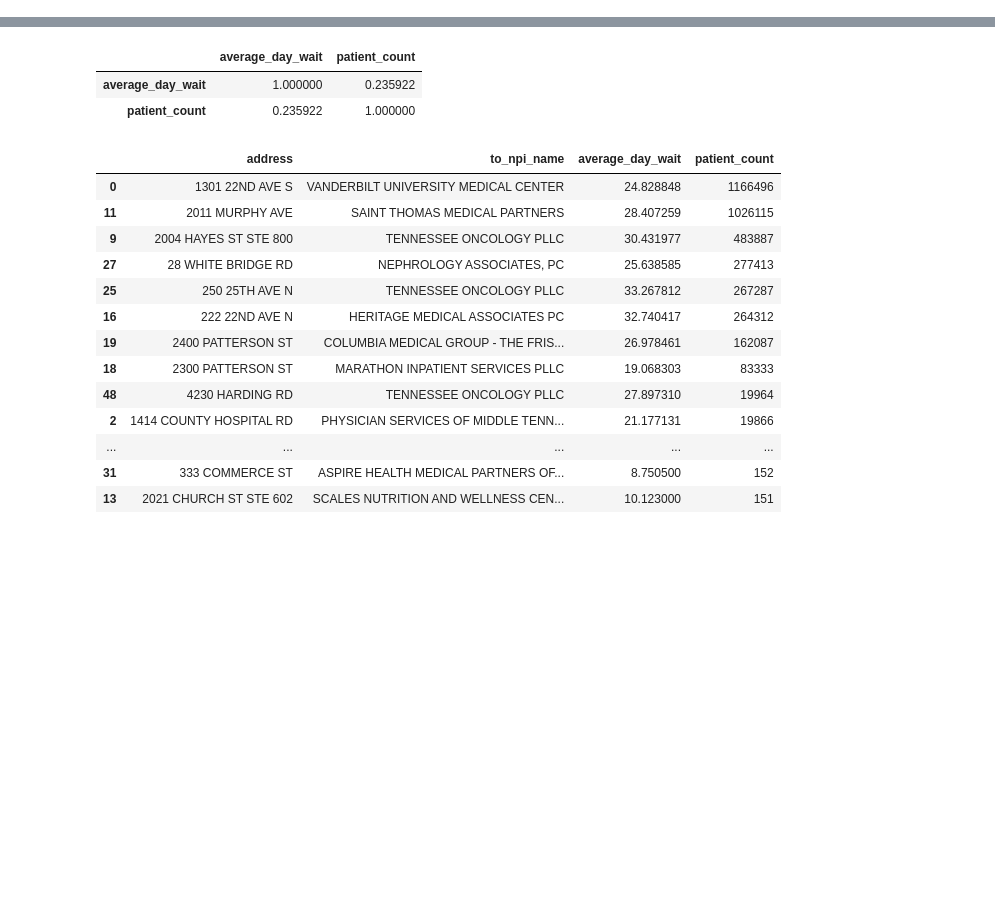
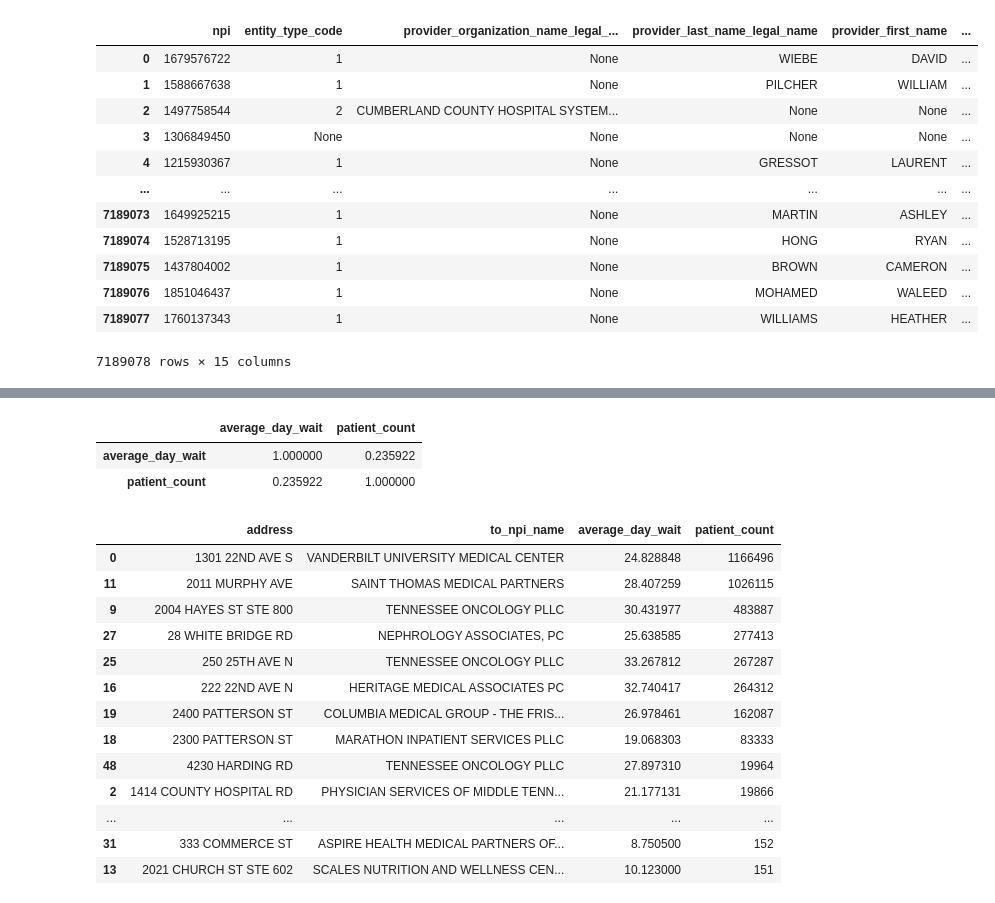
Before and after one commit to nss-data-science-cohort-5/hop_team-corndogs, a Jupyter notebook: Data Exploration.ipynb, the cells around one changed output, grey strips where cells are left out. Saved outputs shown, nothing was run; the diff lists cells and outputs as text; code cells hidden in the pictures; blank space fills up the shorter version.

```diff
--- a/Data Exploration.ipynb
+++ b/Data Exploration.ipynb
@@ -22,6 +23,22 @@ query = "SELECT * FROM npi"
 npi_sqlite = pd.read_sql(query, db)
 
 db.close()
+# %%
+npi_sqlite
+# %% [output]
+|  | npi | entity_type_code | provider_organization_name_legal_... | provider_last_name_legal_name | provider_first_name | ... |
+| 0 | 1679576722 | 1 | None | WIEBE | DAVID | ... |
+| 1 | 1588667638 | 1 | None | PILCHER | WILLIAM | ... |
+| 2 | 1497758544 | 2 | CUMBERLAND COUNTY HOSPITAL SYSTEM... | None | None | ... |
+| 3 | 1306849450 | None | None | None | None | ... |
+| 4 | 1215930367 | 1 | None | GRESSOT | LAURENT | ... |
+| ... | ... | ... | ... | ... | ... | ... |
+| 7189073 | 1649925215 | 1 | None | MARTIN | ASHLEY | ... |
+| 7189074 | 1528713195 | 1 | None | HONG | RYAN | ... |
+| 7189075 | 1437804002 | 1 | None | BROWN | CAMERON | ... |
+| 7189076 | 1851046437 | 1 | None | MOHAMED | WALEED | ... |
+| 7189077 | 1760137343 | 1 | None | WILLIAMS | HEATHER | ... |
+7189078 rows × 15 columns
 # %%
 db = sqlite3.connect('data/healthcare_bluebook.sqlite')
 
```
Also changed, not shown: parts of 6 cells of this notebook, 2 other files.
